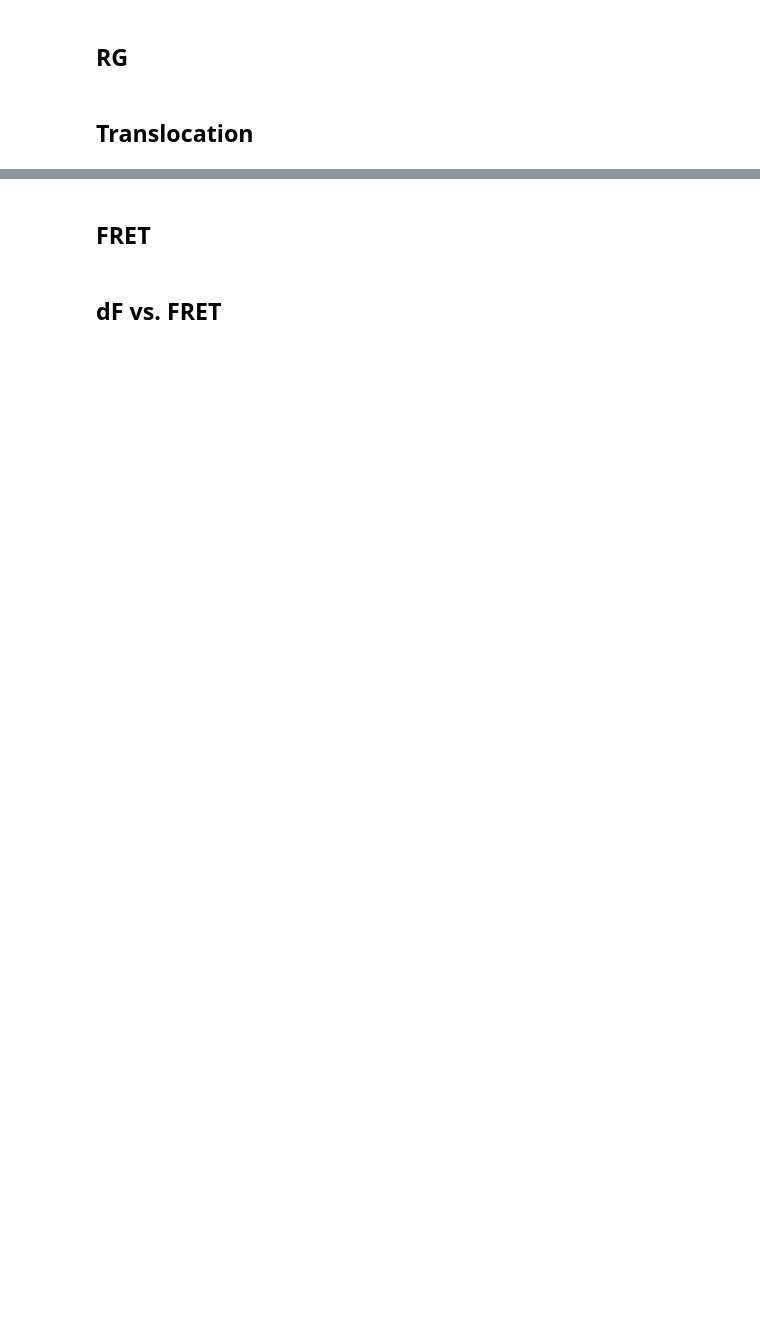
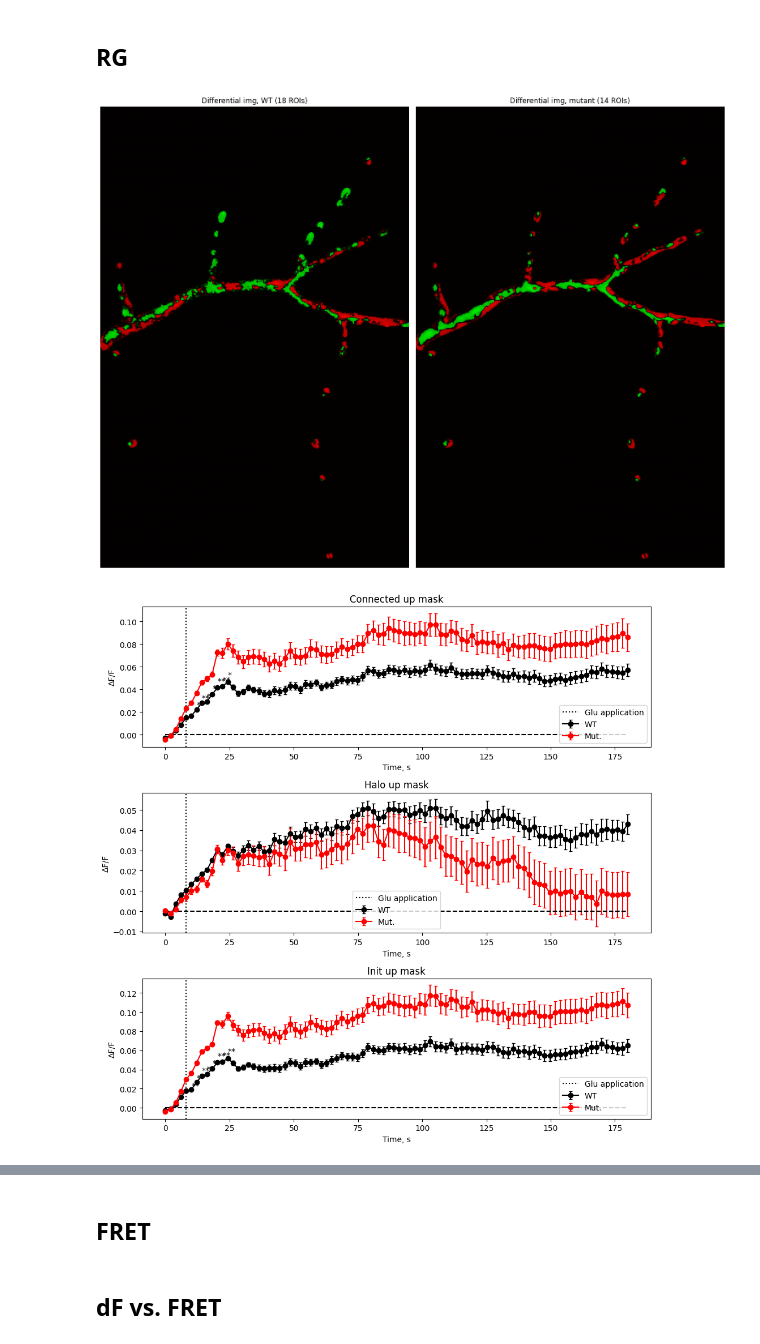
Before and after one commit to wisstock/LTData, a Jupyter notebook: demo.ipynb, the cells around one changed output, grey strips where cells are left out. Cells and saved outputs as stored; diff of their text form; code cells hidden in the pictures; blank space fills up the shorter version.

```diff
--- a/demo.ipynb
+++ b/demo.ipynb
@@ -47,8 +54,12 @@ reg.processes_mask_pic()
 # %%
 reg_RG = WvM(wt_img=reg.corr_fp1_img,
              mut_img=reg.corr_fp2_img,
-             narrow_mask=reg.narrow_proc_mask,
+             narrow_proc_mask=reg.narrow_proc_mask,
              proc_mask=reg.proc_mask,
-             sd_tolerance=2, base_frames=5, app_start=7, app_win=7)  # up mask calc parameters
+             sd_tolerance=1.5, base_frames=3, stim_start=8, stim_win=5)  # up mask calc parameters
 
 reg_RG.diff_img_pic()
+reg_RG.df_mean_prof_pic()
+# %% [output]
+[figure, added]
+[figure, added]
@@ -57,2 +65,0 @@ plt.imshow(reg_RG.mut_up_label)
-# %% [markdown]
-## Translocation
```
Also changed, not shown: parts of 13 cells of this notebook, 1 other file.
